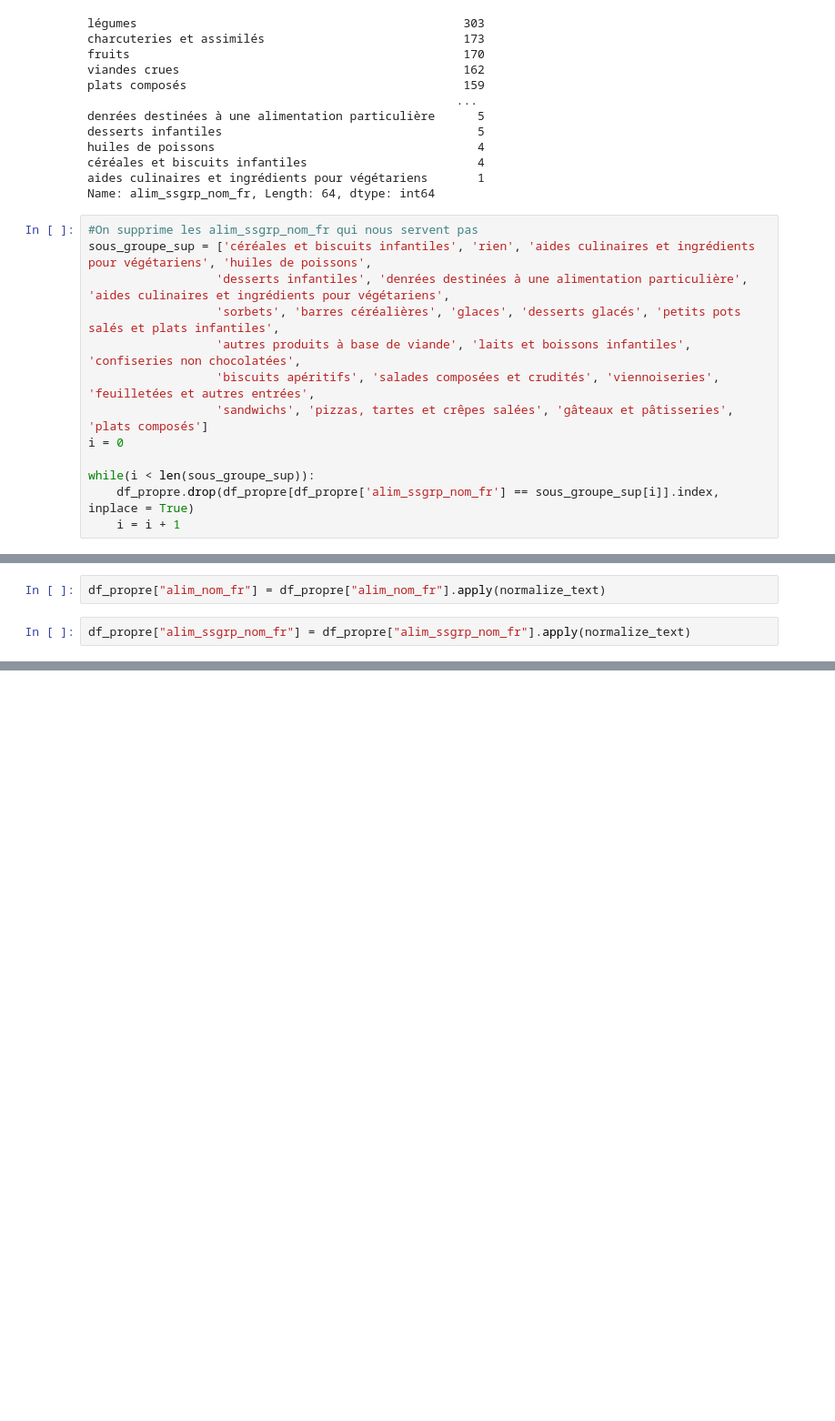
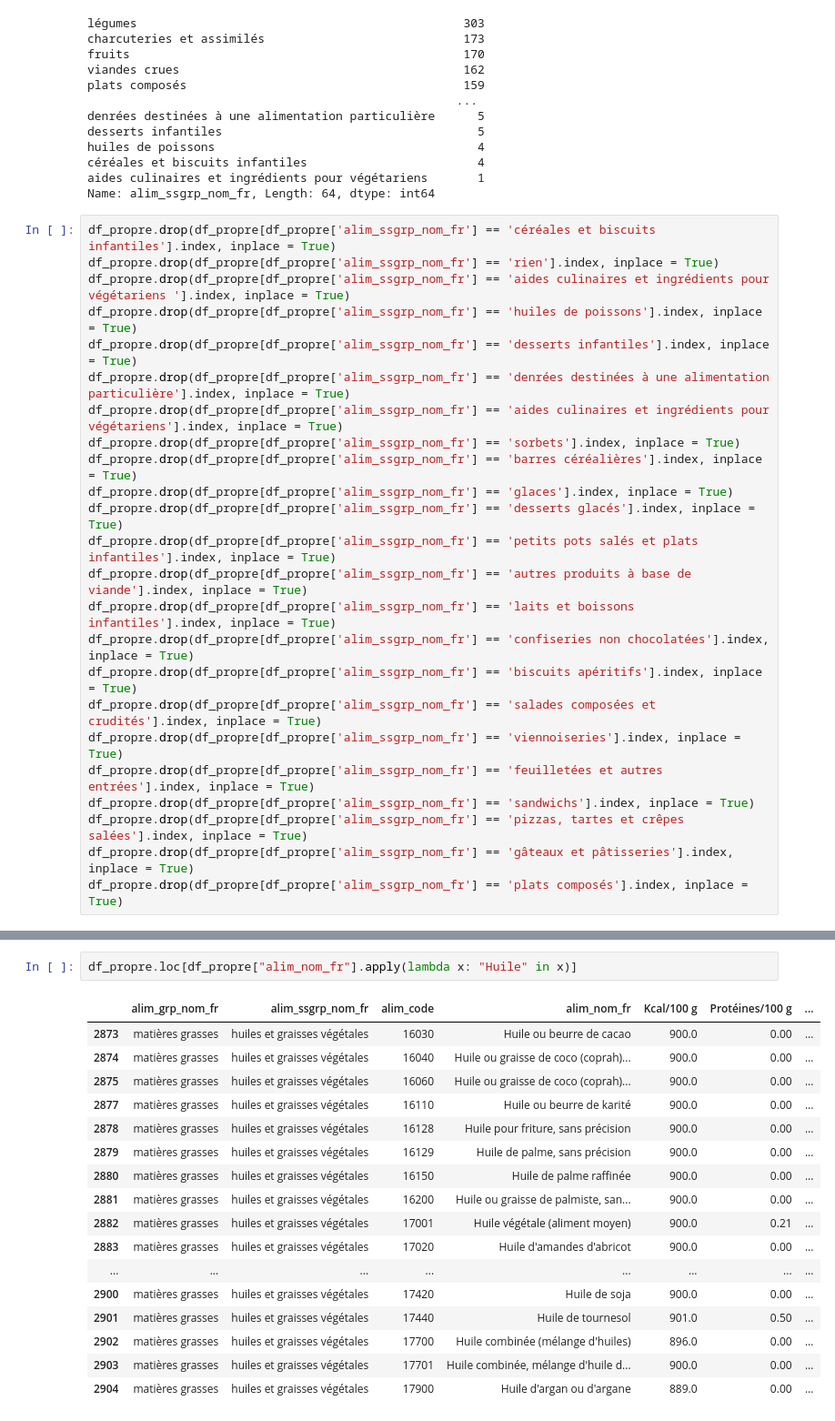
Before and after one commit to mklevesque/DATA_PROJECT, a Jupyter notebook: Back/Jupyter/data_manager.ipynb, the cells around one changed output, grey strips where cells are left out. Shown at 91% size. Drawn from its saved outputs; the diff is of its cells as text; blank space fills up the shorter version.

```diff
--- a/Back/Jupyter/data_manager.ipynb
+++ b/Back/Jupyter/data_manager.ipynb
@@ -203,15 +184,26 @@ céréales et biscuits infantiles                        4
 aides culinaires et ingrédients pour végétariens       1
 Name: alim_ssgrp_nom_fr, Length: 64, dtype: int64
 # %%
-#On supprime les alim_ssgrp_nom_fr qui nous servent pas
-sous_groupe_sup = ['céréales et biscuits infantiles', 'rien', 'aides culinaires et ingrédients pour végétariens', 'huiles de poissons',
-                  'desserts infantiles', 'denrées destinées à une alimentation particulière', 'aides culinaires et ingrédients pour végétariens',
-                  'sorbets', 'barres céréalières', 'glaces', 'desserts glacés', 'petits pots salés et plats infantiles',
-                  'autres produits à base de viande', 'laits et boissons infantiles', 'confiseries non chocolatées',
-                  'biscuits apéritifs', 'salades composées et crudités', 'viennoiseries', 'feuilletées et autres entrées',
-                  'sandwichs', 'pizzas, tartes et crêpes salées', 'gâteaux et pâtisseries', 'plats composés']
-i = 0
-
-while(i < len(sous_groupe_sup)):
-    df_propre.drop(df_propre[df_propre['alim_ssgrp_nom_fr'] == sous_groupe_sup[i]].index, inplace = True)
-    i = i + 1
+df_propre.drop(df_propre[df_propre['alim_ssgrp_nom_fr'] == 'céréales et biscuits infantiles'].index, inplace = True)
+df_propre.drop(df_propre[df_propre['alim_ssgrp_nom_fr'] == 'rien'].index, inplace = True)
+df_propre.drop(df_propre[df_propre['alim_ssgrp_nom_fr'] == 'aides culinaires et ingrédients pour végétariens '].index, inplace = True)
+df_propre.drop(df_propre[df_propre['alim_ssgrp_nom_fr'] == 'huiles de poissons'].index, inplace = True)
+df_propre.drop(df_propre[df_propre['alim_ssgrp_nom_fr'] == 'desserts infantiles'].index, inplace = True)
+df_propre.drop(df_propre[df_propre['alim_ssgrp_nom_fr'] == 'denrées destinées à une alimentation particulière'].index, inplace = True)
+df_propre.drop(df_propre[df_propre['alim_ssgrp_nom_fr'] == 'aides culinaires et ingrédients pour végétariens'].index, inplace = True)
+df_propre.drop(df_propre[df_propre['alim_ssgrp_nom_fr'] == 'sorbets'].index, inplace = True)
+df_propre.drop(df_propre[df_propre['alim_ssgrp_nom_fr'] == 'barres céréalières'].index, inplace = True)
+df_propre.drop(df_propre[df_propre['alim_ssgrp_nom_fr'] == 'glaces'].index, inplace = True)
+df_propre.drop(df_propre[df_propre['alim_ssgrp_nom_fr'] == 'desserts glacés'].index, inplace = True)
+df_propre.drop(df_propre[df_propre['alim_ssgrp_nom_fr'] == 'petits pots salés et plats infantiles'].index, inplace = True)
+df_propre.drop(df_propre[df_propre['alim_ssgrp_nom_fr'] == 'autres produits à base de viande'].index, inplace = True)
+df_propre.drop(df_propre[df_propre['alim_ssgrp_nom_fr'] == 'laits et boissons infantiles'].index, inplace = True)
+df_propre.drop(df_propre[df_propre['alim_ssgrp_nom_fr'] == 'confiseries non chocolatées'].index, inplace = True)
+df_propre.drop(df_propre[df_propre['alim_ssgrp_nom_fr'] == 'biscuits apéritifs'].index, inplace = True)
+df_propre.drop(df_propre[df_propre['alim_ssgrp_nom_fr'] == 'salades composées et crudités'].index, inplace = True)
+df_propre.drop(df_propre[df_propre['alim_ssgrp_nom_fr'] == 'viennoiseries'].index, inplace = True)
+df_propre.drop(df_propre[df_propre['alim_ssgrp_nom_fr'] == 'feuilletées et autres entrées'].index, inplace = True)
+df_propre.drop(df_propre[df_propre['alim_ssgrp_nom_fr'] == 'sandwichs'].index, inplace = True)
+df_propre.drop(df_propre[df_propre['alim_ssgrp_nom_fr'] == 'pizzas, tartes et crêpes salées'].index, inplace = True)
+df_propre.drop(df_propre[df_propre['alim_ssgrp_nom_fr'] == 'gâteaux et pâtisseries'].index, inplace = True)
+df_propre.drop(df_propre[df_propre['alim_ssgrp_nom_fr'] == 'plats composés'].index, inplace = True)
@@ -379,4 +322,0 @@ def normalize_text(text):
-# %%
-df_propre["alim_nom_fr"] = df_propre["alim_nom_fr"].apply(normalize_text)
-# %%
-df_propre["alim_ssgrp_nom_fr"] = df_propre["alim_ssgrp_nom_fr"].apply(normalize_text)
@@ -434,0 +323,20 @@ masse musculaire 50% de glucides, 40% de protéines et 10% de lipides.
+# %%
+df_propre.loc[df_propre["alim_nom_fr"].apply(lambda x: "Huile" in x)]
+# %% [output]
+|  | alim_grp_nom_fr | alim_ssgrp_nom_fr | alim_code | alim_nom_fr | Kcal/100 g | Protéines/100 g | ... |
+| 2873 | matières grasses | huiles et graisses végétales | 16030 | Huile ou beurre de cacao | 900.0 | 0.00 | ... |
+| 2874 | matières grasses | huiles et graisses végétales | 16040 | Huile ou graisse de coco (coprah)... | 900.0 | 0.00 | ... |
+| 2875 | matières grasses | huiles et graisses végétales | 16060 | Huile ou graisse de coco (coprah)... | 900.0 | 0.00 | ... |
+| 2877 | matières grasses | huiles et graisses végétales | 16110 | Huile ou beurre de karité | 900.0 | 0.00 | ... |
+| 2878 | matières grasses | huiles et graisses végétales | 16128 | Huile pour friture, sans précision | 900.0 | 0.00 | ... |
+| 2879 | matières grasses | huiles et graisses végétales | 16129 | Huile de palme, sans précision | 900.0 | 0.00 | ... |
+| 2880 | matières grasses | huiles et graisses végétales | 16150 | Huile de palme raffinée | 900.0 | 0.00 | ... |
+| 2881 | matières grasses | huiles et graisses végétales | 16200 | Huile ou graisse de palmiste, san... | 900.0 | 0.00 | ... |
+| 2882 | matières grasses | huiles et graisses végétales | 17001 | Huile végétale (aliment moyen) | 900.0 | 0.21 | ... |
+| 2883 | matières grasses | huiles et graisses végétales | 17020 | Huile d'amandes d'abricot | 900.0 | 0.00 | ... |
+| ... | ... | ... | ... | ... | ... | ... | ... |
+| 2900 | matières grasses | huiles et graisses végétales | 17420 | Huile de soja | 900.0 | 0.00 | ... |
+| 2901 | matières grasses | huiles et graisses végétales | 17440 | Huile de tournesol | 901.0 | 0.50 | ... |
+| 2902 | matières grasses | huiles et graisses végétales | 17700 | Huile combinée (mélange d'huiles) | 896.0 | 0.00 | ... |
+| 2903 | matières grasses | huiles et graisses végétales | 17701 | Huile combinée, mélange d'huile d... | 900.0 | 0.00 | ... |
+| 2904 | matières grasses | huiles et graisses végétales | 17900 | Huile d'argan ou d'argane | 889.0 | 0.00 | ... |
```
Also changed, not shown: parts of 28 cells of this notebook.
